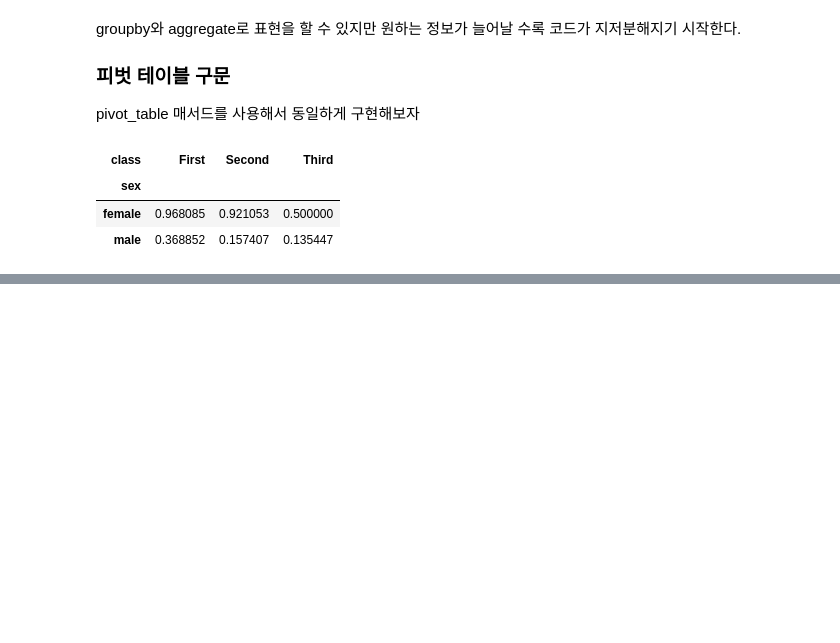
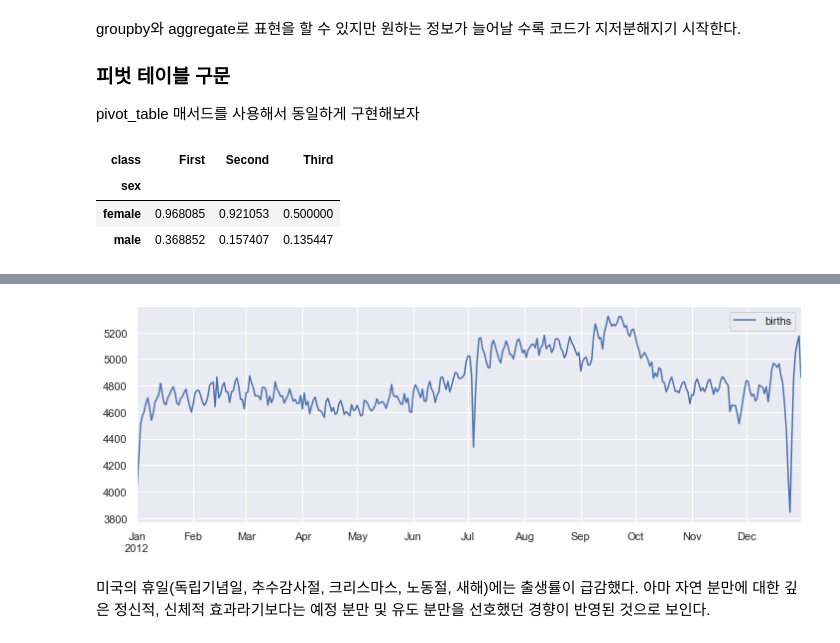
Before and after one commit to Jeong-Daniel/DataScience_Study, a Jupyter notebook: 2. Pandas/2.3 Pandas[집계, 분류].ipynb, the cells around one changed output, grey strips where cells are left out. Cells and saved outputs as stored; diff of their text form; code cells hidden in the pictures; blank space fills up the shorter version.

```diff
--- a/2. Pandas/2.3 Pandas[집계, 분류].ipynb
+++ b/2. Pandas/2.3 Pandas[집계, 분류].ipynb
@@ -460,0 +588,3 @@ titanic.pivot_table('survived',index='sex', columns='class')
+# %%
+births_by_date = births.pivot_table('births',[births.index.month, births.index.day])
+births_by_date.head()
@@ -460,0 +600,4 @@ titanic.pivot_table('survived',index='sex', columns='class')
+# %%
+births_by_date.index = [pd.datetime(2012, month, day)
+                        for (month, day) in births_by_date.index]
+births_by_date.head()
@@ -460,0 +611,8 @@ titanic.pivot_table('survived',index='sex', columns='class')
+# %%
+# Plot the results
+fig, ax = plt.subplots(figsize=(12, 4))
+births_by_date.plot(ax=ax);
+# %% [output]
+[figure, added]
+# %% [markdown]
+미국의 휴일(독립기념일, 추수감사절, 크리스마스, 노동절, 새해)에는 출생률이 급감했다. 아마 자연 분만에 대한 깊은 정신적, 신체적 효과라기보다는 예정 분만 및 유도 분만을 선호했던 경향이 반영된 것으로 보인다.
```
Also changed, not shown: parts of 31 cells of this notebook, 6 other files.
